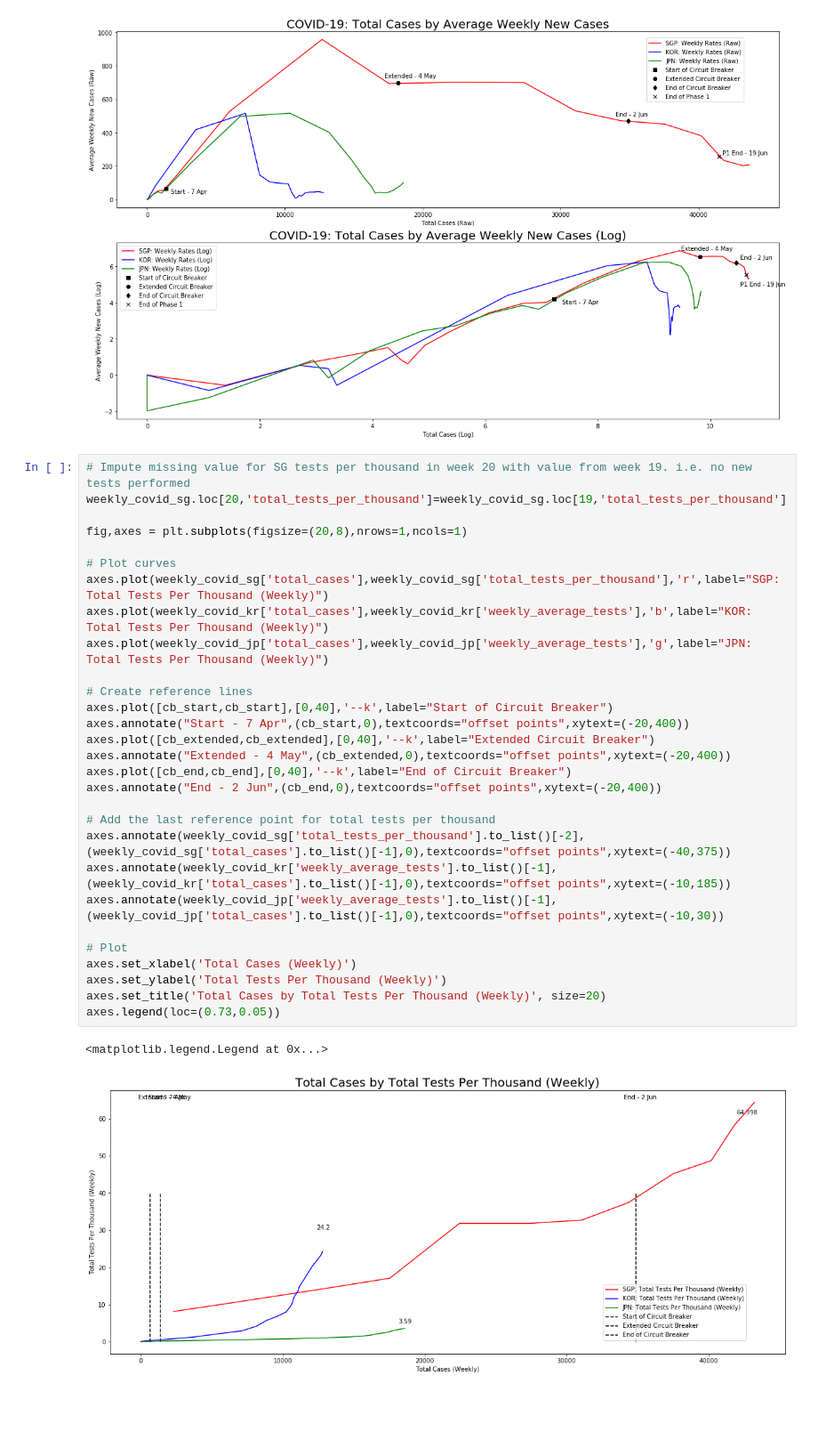
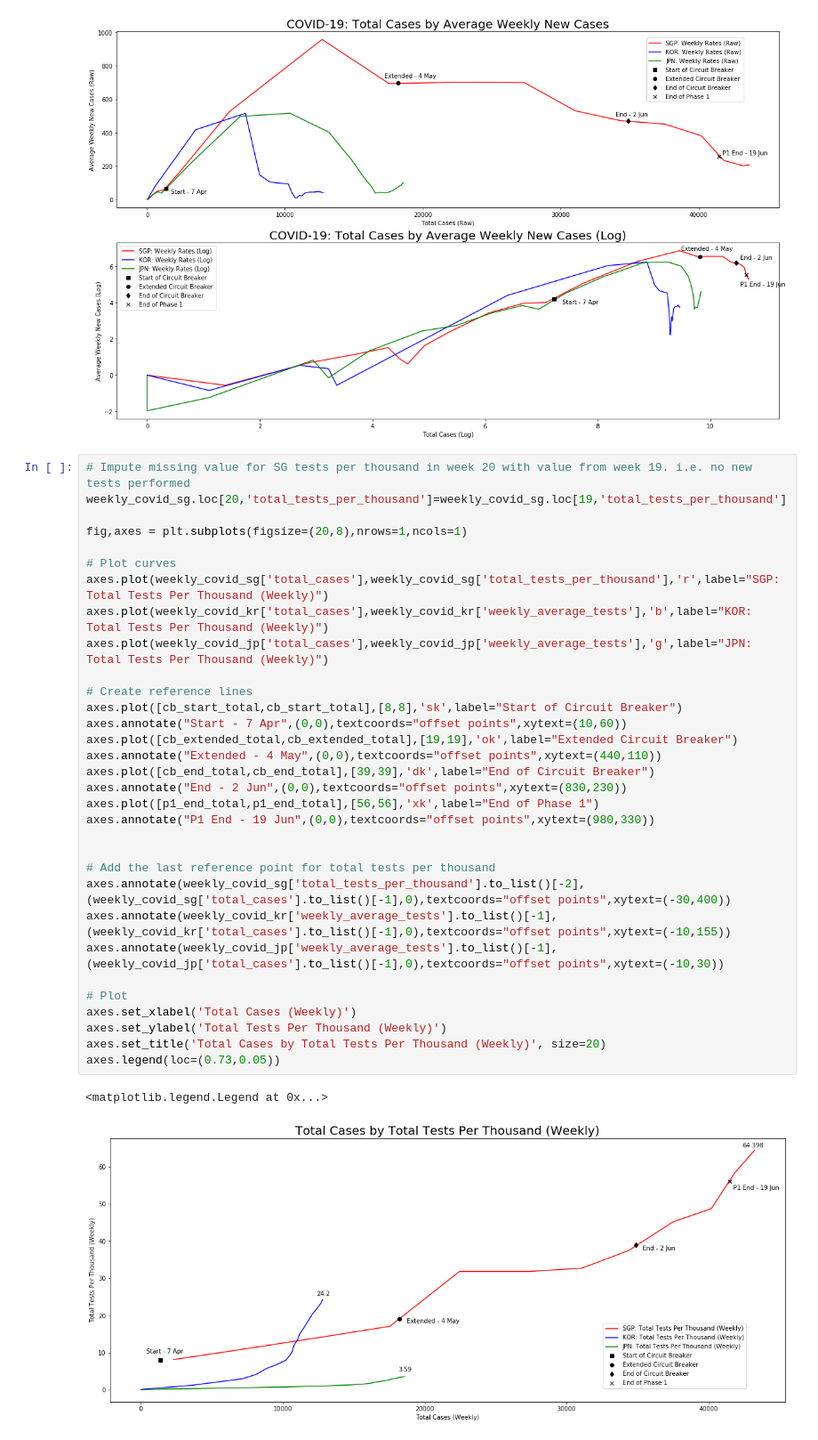
Before and after one commit to timtan-github/COVID-19-Singapore, a Jupyter notebook: COVID-19 Singapore.ipynb, the cells around one changed output. Shown at 89% size. Cells and saved outputs as stored; diff of their text form; blank space fills up the shorter version.

Commit message:
Updated with end of phase 1

```diff
--- a/COVID-19 Singapore.ipynb
+++ b/COVID-19 Singapore.ipynb
@@ -324,32 +324,35 @@ axes[1].legend()
 # %%
 # Impute missing value for SG tests per thousand in week 20 with value from week 19. i.e. no new tests performed
 weekly_covid_sg.loc[20,'total_tests_per_thousand']=weekly_covid_sg.loc[19,'total_tests_per_thousand']
 
 fig,axes = plt.subplots(figsize=(20,8),nrows=1,ncols=1)
 
 # Plot curves
 axes.plot(weekly_covid_sg['total_cases'],weekly_covid_sg['total_tests_per_thousand'],'r',label="SGP: Total Tests Per Thousand (Weekly)")
 axes.plot(weekly_covid_kr['total_cases'],weekly_covid_kr['weekly_average_tests'],'b',label="KOR: Total Tests Per Thousand (Weekly)")
 axes.plot(weekly_covid_jp['total_cases'],weekly_covid_jp['weekly_average_tests'],'g',label="JPN: Total Tests Per Thousand (Weekly)")
 
 # Create reference lines
-axes.plot([cb_start,cb_start],[0,40],'--k',label="Start of Circuit Breaker")
-axes.annotate("Start - 7 Apr",(cb_start,0),textcoords="offset points",xytext=(-20,400))
-axes.plot([cb_extended,cb_extended],[0,40],'--k',label="Extended Circuit Breaker")
-axes.annotate("Extended - 4 May",(cb_extended,0),textcoords="offset points",xytext=(-20,400))
-axes.plot([cb_end,cb_end],[0,40],'--k',label="End of Circuit Breaker")
-axes.annotate("End - 2 Jun",(cb_end,0),textcoords="offset points",xytext=(-20,400))
+axes.plot([cb_start_total,cb_start_total],[8,8],'sk',label="Start of Circuit Breaker")
+axes.annotate("Start - 7 Apr",(0,0),textcoords="offset points",xytext=(10,60))
+axes.plot([cb_extended_total,cb_extended_total],[19,19],'ok',label="Extended Circuit Breaker")
+axes.annotate("Extended - 4 May",(0,0),textcoords="offset points",xytext=(440,110))
+axes.plot([cb_end_total,cb_end_total],[39,39],'dk',label="End of Circuit Breaker")
+axes.annotate("End - 2 Jun",(0,0),textcoords="offset points",xytext=(830,230))
+axes.plot([p1_end_total,p1_end_total],[56,56],'xk',label="End of Phase 1")
+axes.annotate("P1 End - 19 Jun",(0,0),textcoords="offset points",xytext=(980,330))
+
 
 # Add the last reference point for total tests per thousand
-axes.annotate(weekly_covid_sg['total_tests_per_thousand'].to_list()[-2],(weekly_covid_sg['total_cases'].to_list()[-1],0),textcoords="offset points",xytext=(-40,375))
-axes.annotate(weekly_covid_kr['weekly_average_tests'].to_list()[-1],(weekly_covid_kr['total_cases'].to_list()[-1],0),textcoords="offset points",xytext=(-10,185))
+axes.annotate(weekly_covid_sg['total_tests_per_thousand'].to_list()[-2],(weekly_covid_sg['total_cases'].to_list()[-1],0),textcoords="offset points",xytext=(-30,400))
+axes.annotate(weekly_covid_kr['weekly_average_tests'].to_list()[-1],(weekly_covid_kr['total_cases'].to_list()[-1],0),textcoords="offset points",xytext=(-10,155))
 axes.annotate(weekly_covid_jp['weekly_average_tests'].to_list()[-1],(weekly_covid_jp['total_cases'].to_list()[-1],0),textcoords="offset points",xytext=(-10,30))
 
 # Plot
 axes.set_xlabel('Total Cases (Weekly)')
 axes.set_ylabel('Total Tests Per Thousand (Weekly)')
 axes.set_title('Total Cases by Total Tests Per Thousand (Weekly)', size=20)
 axes.legend(loc=(0.73,0.05))
 # %% [output]
 <matplotlib.legend.Legend at 0x...>
-[figure, old version]
+[figure, new version]
```
